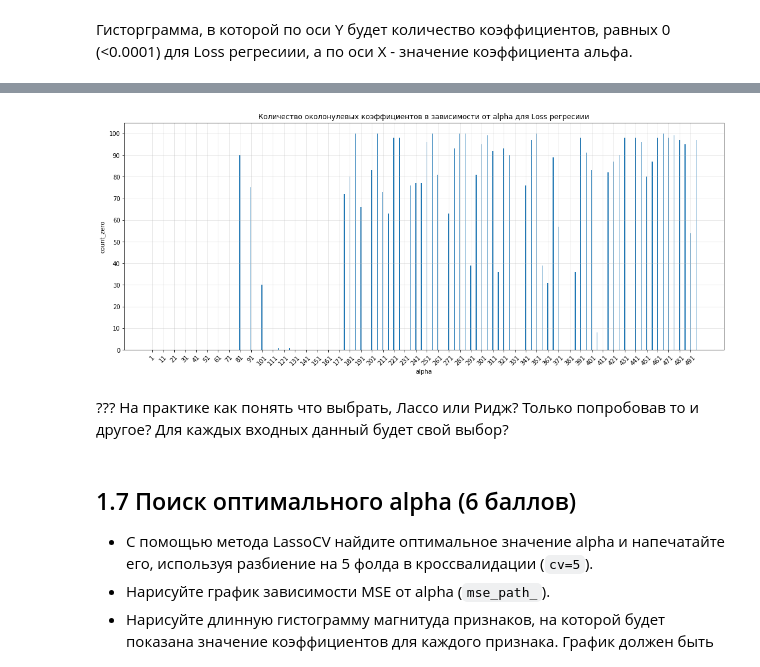
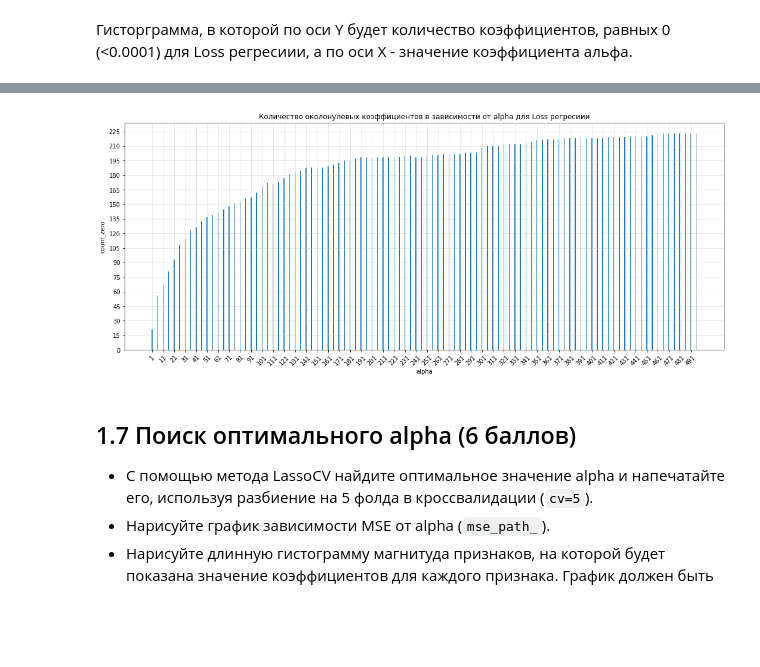
Before and after one commit to D7nis/Course-ML-Classic, a Jupyter notebook: Practice/4. Линейная регрессия/04-linear-regression_DDA.ipynb, the cells around one changed output, grey strips where cells are left out. Saved outputs shown, nothing was run; the diff lists cells and outputs as text; code cells hidden in the pictures; blank space fills up the shorter version.

```diff
--- a/Practice/4. Линейная регрессия/04-linear-regression_DDA.ipynb
+++ b/Practice/4. Линейная регрессия/04-linear-regression_DDA.ipynb
@@ -660,3 +618,0 @@ print(X.std(axis=0).mean())
-# %%
-scaler = StandardScaler()
-X = scaler.fit_transform(X)
@@ -783,6 +736,6 @@ Text(0.5, 1.0, 'Ridge')
 # %%
 df_coefs_lasso_count_zero = pd.DataFrame({"alpha":[],"count_zero":[]})
 
-for coef,alpha in zip(coefs_lasso.T,alphas):
-    coef_count = len(coef[(coef>-0.0001) & (coef<0.0001)])
+for coefs,alpha in zip(coefs_lasso,alphas):
+    coef_count = len(coefs[(abs(coefs)<0.0001)])
     df_coefs_lasso_count_zero = df_coefs_lasso_count_zero.append({"alpha":alpha,"count_zero":coef_count}, ignore_index=True)
@@ -797,17 +742,15 @@ plt.hist(np.sum((coefs_lasso<0.0001) & (coefs_lasso>-0.0001),axis=1))
 # %%
 fsize = (18, 7)
 fig, ax = plt.subplots(figsize=fsize)
 plt.xticks(range(1,496,10), rotation=45)
-plt.yticks(range(0,120,10))
+plt.yticks(range(0,300,15))
 plt.grid(alpha=0.35)
 plt.title('Количество околонулевых коэффициентов в зависимости от alpha для Loss регресиии')
 plt.xlabel('alpha')
 plt.ylabel('count_zero')
 plt.bar(df_coefs_lasso_count_zero['alpha'],df_coefs_lasso_count_zero['count_zero'],align='center');
 # %% [output]
-[figure, old version]
+[figure, new version]
-# %% [markdown]
-??? На практике как понять что выбрать, Лассо или Ридж? Только попробовав то и другое? Для каждых входных данный будет свой выбор?
 # %% [markdown]
 ## 1.7 Поиск оптимального alpha (6 баллов)
 
```
Also changed, not shown: parts of 109 cells of this notebook.
